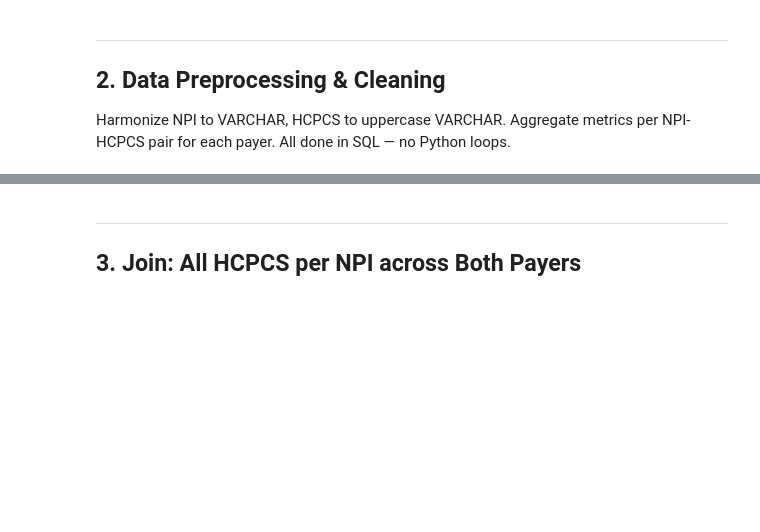
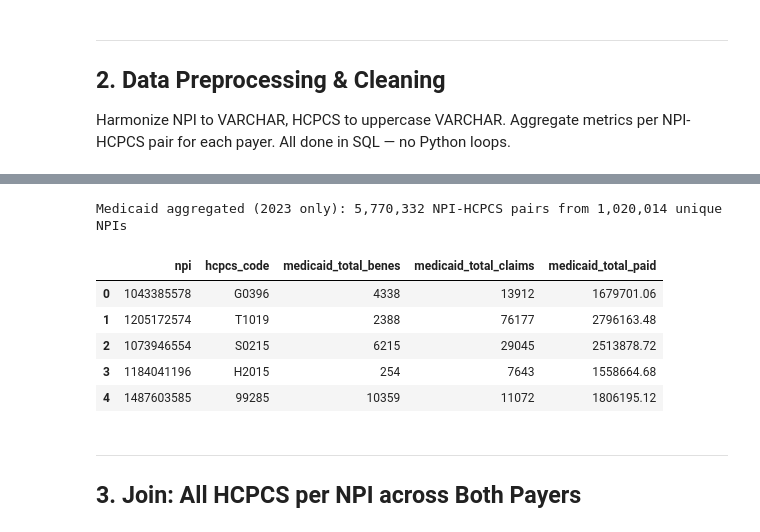
Before and after one commit to MerokaInc/quality-stream, a Jupyter notebook: notebook.ipynb, the cells around one changed output, grey strips where cells are left out. Cells and saved outputs as stored; diff of their text form; code cells hidden in the pictures; blank space fills up the shorter version.

```diff
--- a/notebook.ipynb
+++ b/notebook.ipynb
@@ -202,20 +321,30 @@ con.execute("SELECT * FROM medicare_agg LIMIT 5").df()
 # %%
-# Medicaid: aggregate by servicing NPI + HCPCS (across all months)
+# Medicaid: aggregate by servicing NPI + HCPCS — filtered to 2023 to match Medicare
+# CLAIM_FROM_MONTH format is 'YYYY-MM', Medicaid raw data spans 2018–2024
 con.execute("""
     CREATE OR REPLACE TABLE medicaid_agg AS
     SELECT
         TRIM(SERVICING_PROVIDER_NPI_NUM)   AS npi,
         UPPER(TRIM(HCPCS_CODE))            AS hcpcs_code,
         SUM(TOTAL_UNIQUE_BENEFICIARIES)::BIGINT AS medicaid_total_benes,
         SUM(TOTAL_CLAIMS)::BIGINT          AS medicaid_total_claims,
         ROUND(SUM(TOTAL_PAID), 2)          AS medicaid_total_paid
     FROM medicaid_raw
+    WHERE CLAIM_FROM_MONTH LIKE '2023-%'
     GROUP BY 1, 2
 """)
 
 stats_med = con.execute("SELECT count(*) AS pairs, count(DISTINCT npi) AS npis FROM medicaid_agg").fetchone()
-print(f"Medicaid aggregated: {stats_med[0]:,} NPI-HCPCS pairs from {stats_med[1]:,} unique NPIs")
+print(f"Medicaid aggregated (2023 only): {stats_med[0]:,} NPI-HCPCS pairs from {stats_med[1]:,} unique NPIs")
 con.execute("SELECT * FROM medicaid_agg LIMIT 5").df()
+# %% [output]
+Medicaid aggregated (2023 only): 5,770,332 NPI-HCPCS pairs from 1,020,014 unique NPIs
+|  | npi | hcpcs_code | medicaid_total_benes | medicaid_total_claims | medicaid_total_paid |
+| 0 | 1043385578 | G0396 | 4338 | 13912 | 1679701.06 |
+| 1 | 1205172574 | T1019 | 2388 | 76177 | 2796163.48 |
+| 2 | 1073946554 | S0215 | 6215 | 29045 | 2513878.72 |
+| 3 | 1184041196 | H2015 | 254 | 7643 | 1558664.68 |
+| 4 | 1487603585 | 99285 | 10359 | 11072 | 1806195.12 |
 # %% [markdown]
 ---
 ## 3. Join: All HCPCS per NPI across Both Payers
```
Also changed, not shown: parts of 11 cells of this notebook, 1 other file.
